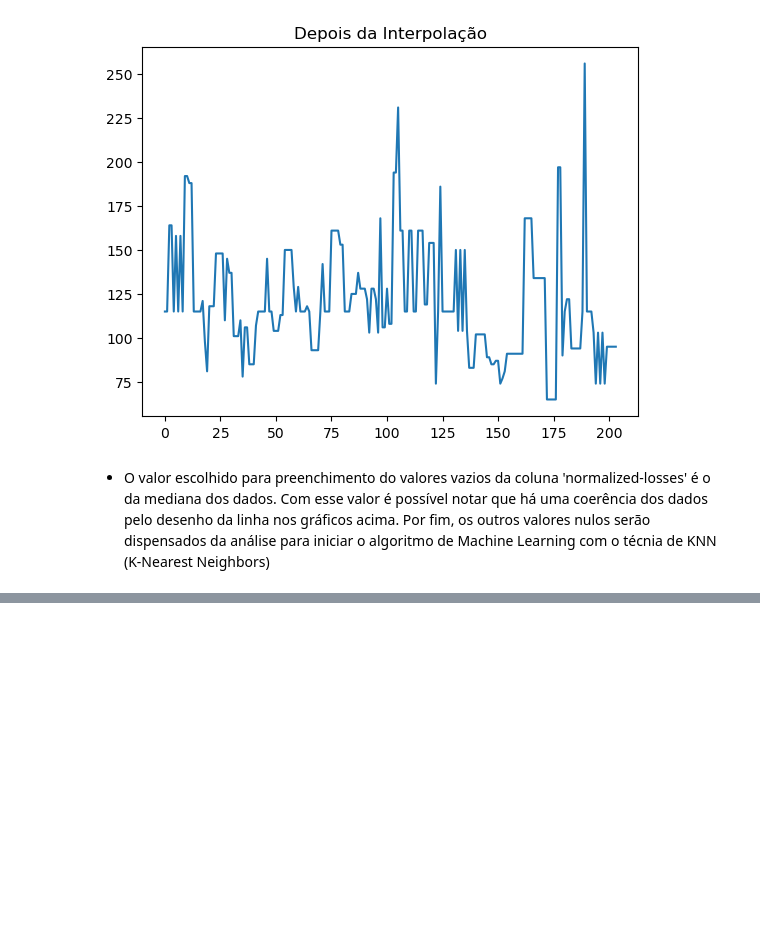
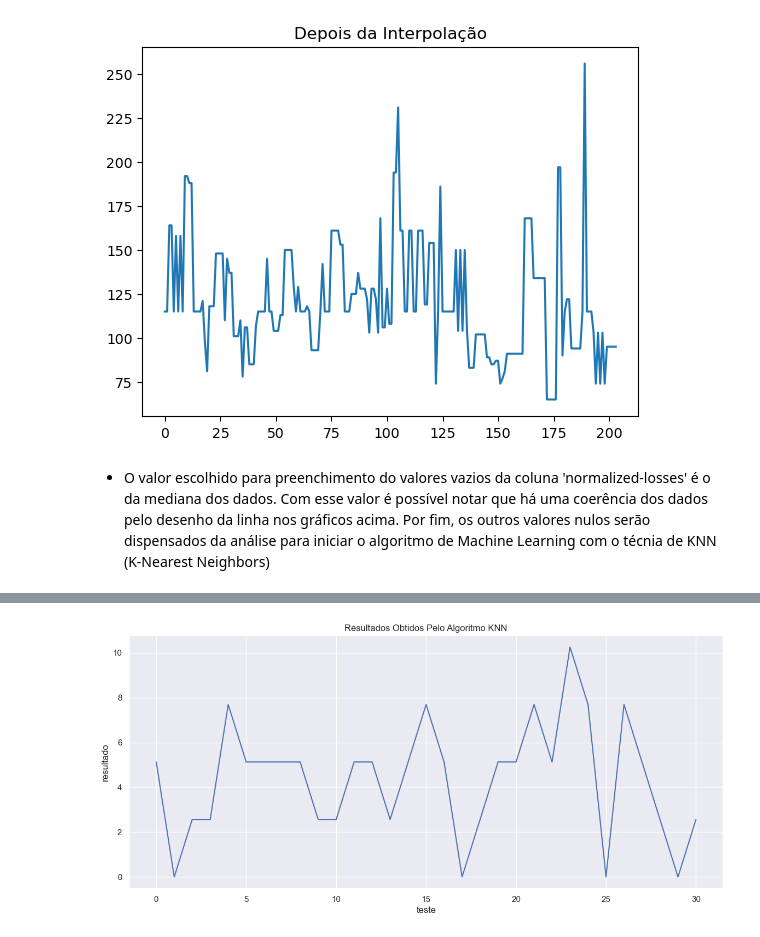
Before and after one commit to dimitriribeiro/predicting-prices, a Jupyter notebook: pricing-preditivo.ipynb, the cells around one changed output, grey strips where cells are left out. Cells and saved outputs as stored; diff of their text form; code cells hidden in the pictures; blank space fills up the shorter version.

```diff
--- a/pricing-preditivo.ipynb
+++ b/pricing-preditivo.ipynb
@@ -172,3 +179,5 @@ dataset_carros
+# %%
+dataset_carros['price'] = dataset_carros['price'].astype('float')
 # %% [markdown]
 ## Tratando Dados Nulos
 # %%
@@ -207,3 +216,5 @@ dataset_carros['normalized-losses'].plot(title='Depois da Interpolação')
 [figure]
 # %% [markdown]
 - O valor escolhido para preenchimento do valores vazios da coluna 'normalized-losses' é o da mediana dos dados. Com esse valor é possível notar que há uma coerência dos dados pelo desenho da linha nos gráficos acima. Por fim, os outros valores nulos serão dispensados da análise para iniciar o algoritmo de Machine Learning com o técnia de KNN (K-Nearest Neighbors)
+# %%
+dataset_carros.dropna(inplace=True)
@@ -209,0 +223,24 @@ dataset_carros['normalized-losses'].plot(title='Depois da Interpolação')
+# %%
+resultados_teste = {'teste':[], 'resultado':[]}
+for teste in range(0,31):
+    X = dataset_carros.iloc[:,0:23]
+    y = dataset_carros['price']
+
+    scaler = MinMaxScaler()
+    X = scaler.fit_transform(X)
+
+    X_train, X_test, y_train, y_test = train_test_split(X, y, test_size=0.2)
+
+    k = 2
+    knn = KNeighborsClassifier(n_neighbors=k)
+    knn.fit(X_train, y_train)
+
+    y_pred = knn.predict(X_test)
+
+    accuracy = accuracy_score(y_test, y_pred)
+
+    resultados_teste['teste'].append(teste)
+    resultados_teste['resultado'].append(accuracy*100)
+# %%
+resultados_teste = pd.DataFrame(resultados_teste)
+resultados_teste
@@ -209,0 +265,8 @@ dataset_carros['normalized-losses'].plot(title='Depois da Interpolação')
+# %%
+sns.set_theme()
+fig, ax = plt.subplots(figsize=(14, 6))
+plt.title('Resultados Obtidos Pelo Algoritmo KNN')
+sns.lineplot(x=resultados_teste['teste'], y=resultados_teste['resultado'])
+plt.show()
+# %% [output]
+[figure, added]
```
Also changed, not shown: parts of 6 cells of this notebook.
